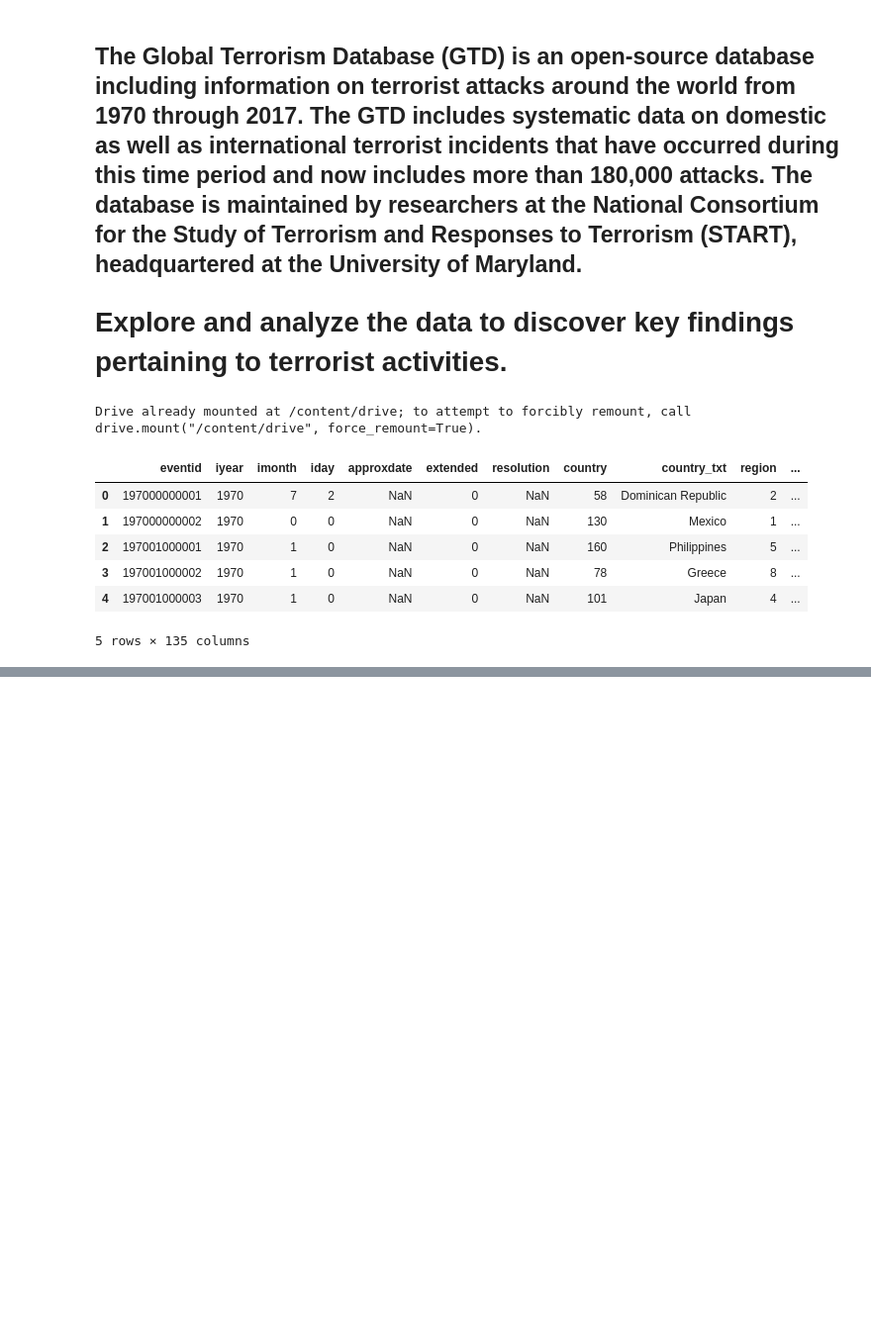
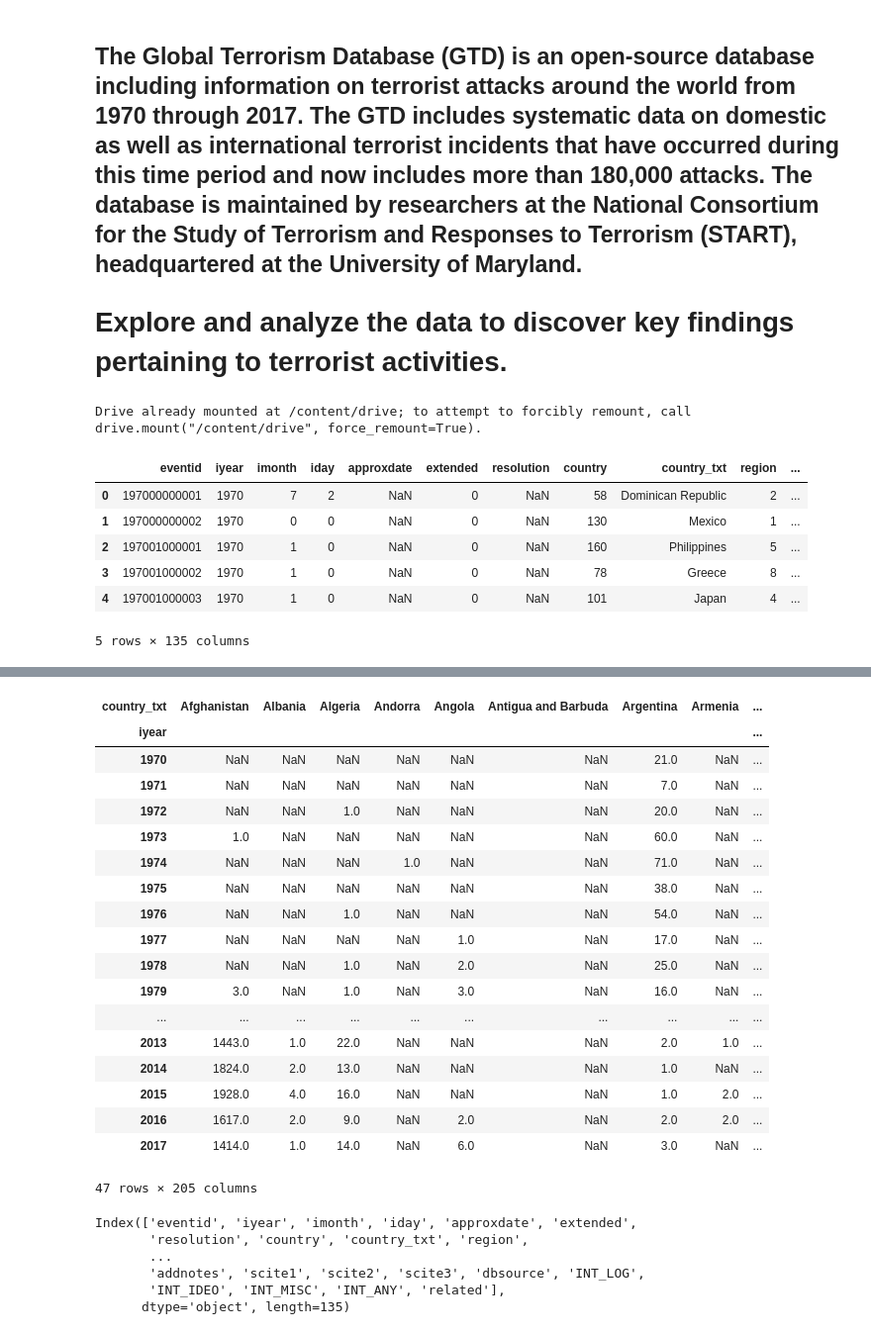
Before and after one commit to Pranit07G/PG-AlmaBetter-EDA-GT, a Jupyter notebook: Global_Terrorism_Analysis_Capstone_Project.ipynb, the cells around one changed output, grey strips where cells are left out. Shown at 99% size. Drawn from its saved outputs; the diff is of its cells as text; code cells hidden in the pictures; blank space fills up the shorter version.

```diff
--- a/Global_Terrorism_Analysis_Capstone_Project.ipynb
+++ b/Global_Terrorism_Analysis_Capstone_Project.ipynb
@@ -27,0 +42,31 @@ gtd.head()
+# %%
+year_country_td = gtd.groupby(["iyear","country_txt"])["country_txt"].count().unstack()
+# %% [output]
+| country_txt | Afghanistan | Albania | Algeria | Andorra | Angola | Antigua and Barbuda | Argentina | Armenia | ... |
+| iyear |  |  |  |  |  |  |  |  | ... |
+| 1970 | NaN | NaN | NaN | NaN | NaN | NaN | 21.0 | NaN | ... |
+| 1971 | NaN | NaN | NaN | NaN | NaN | NaN | 7.0 | NaN | ... |
+| 1972 | NaN | NaN | 1.0 | NaN | NaN | NaN | 20.0 | NaN | ... |
+| 1973 | 1.0 | NaN | NaN | NaN | NaN | NaN | 60.0 | NaN | ... |
+| 1974 | NaN | NaN | NaN | 1.0 | NaN | NaN | 71.0 | NaN | ... |
+| 1975 | NaN | NaN | NaN | NaN | NaN | NaN | 38.0 | NaN | ... |
+| 1976 | NaN | NaN | 1.0 | NaN | NaN | NaN | 54.0 | NaN | ... |
+| 1977 | NaN | NaN | NaN | NaN | 1.0 | NaN | 17.0 | NaN | ... |
+| 1978 | NaN | NaN | 1.0 | NaN | 2.0 | NaN | 25.0 | NaN | ... |
+| 1979 | 3.0 | NaN | 1.0 | NaN | 3.0 | NaN | 16.0 | NaN | ... |
+| ... | ... | ... | ... | ... | ... | ... | ... | ... | ... |
+| 2013 | 1443.0 | 1.0 | 22.0 | NaN | NaN | NaN | 2.0 | 1.0 | ... |
+| 2014 | 1824.0 | 2.0 | 13.0 | NaN | NaN | NaN | 1.0 | NaN | ... |
+| 2015 | 1928.0 | 4.0 | 16.0 | NaN | NaN | NaN | 1.0 | 2.0 | ... |
+| 2016 | 1617.0 | 2.0 | 9.0 | NaN | 2.0 | NaN | 2.0 | 2.0 | ... |
+| 2017 | 1414.0 | 1.0 | 14.0 | NaN | 6.0 | NaN | 3.0 | NaN | ... |
+47 rows × 205 columns
+# %%
+gtd.columns
+# %% [output]
+Index(['eventid', 'iyear', 'imonth', 'iday', 'approxdate', 'extended',
+       'resolution', 'country', 'country_txt', 'region',
+       ...
+       'addnotes', 'scite1', 'scite2', 'scite3', 'dbsource', 'INT_LOG',
+       'INT_IDEO', 'INT_MISC', 'INT_ANY', 'related'],
+      dtype='object', length=135)
```
Also changed, not shown: parts of 7 cells of this notebook.
